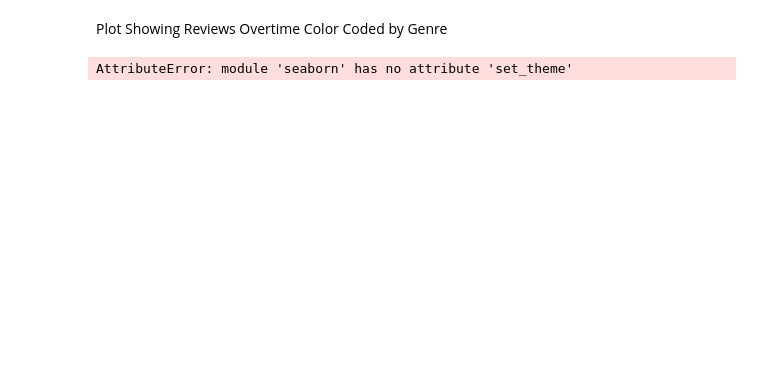
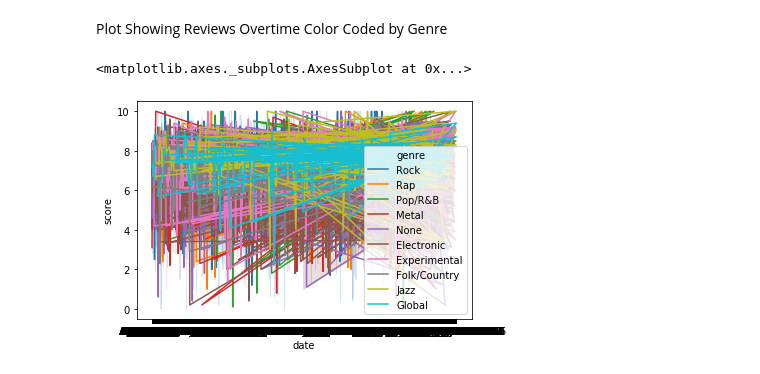
Before and after one commit to JoeFregault/Pitchfork-Reviews, a Jupyter notebook: Pitchfork Reviews Analysis.ipynb, the cells around one changed output. Cells and saved outputs as stored; diff of their text form; code cells hidden in the pictures; blank space fills up the shorter version.

Commit message:
Updated descriptive python analysis with improved graphs

```diff
--- a/Pitchfork Reviews Analysis.ipynb
+++ b/Pitchfork Reviews Analysis.ipynb
@@ -16,9 +22,10 @@ p4k.head(3)
 # %% [markdown]
 Plot Showing Reviews Overtime Color Coded by Genre
 # %%
-sns.set_theme(style="darkgrid")
+#sns.set_theme(style="darkgrid")
 sns.lineplot(x="date", y="score",
              hue="genre",
              data=p4k)
 # %% [output]
-AttributeError: module 'seaborn' has no attribute 'set_theme'
+<matplotlib.axes._subplots.AxesSubplot at 0x...>
+[figure, added]
```
Also changed, not shown: parts of 12 cells of this notebook.
